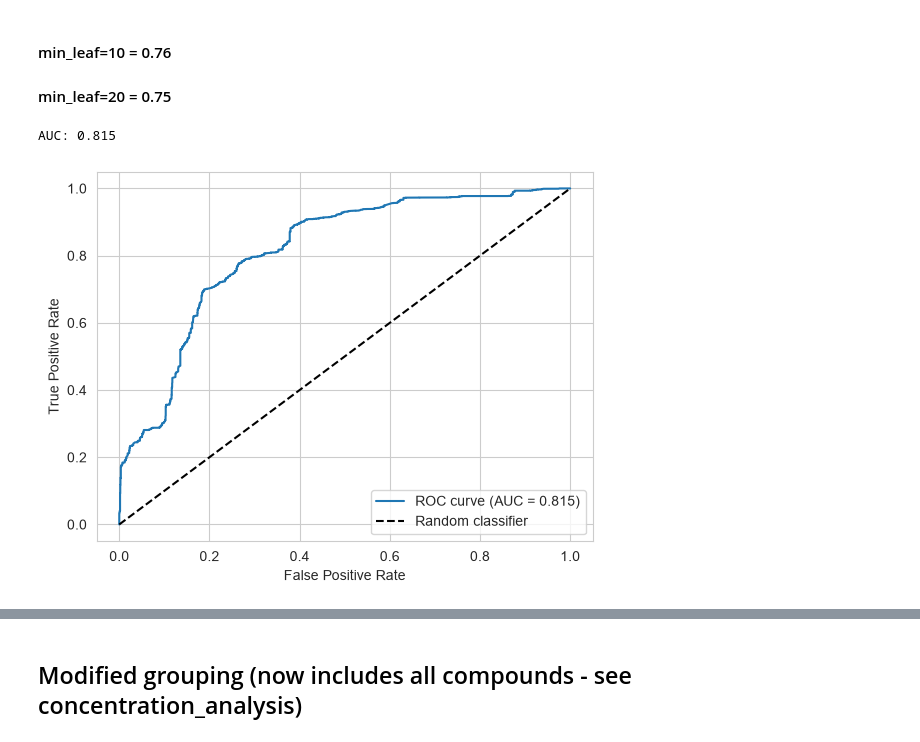
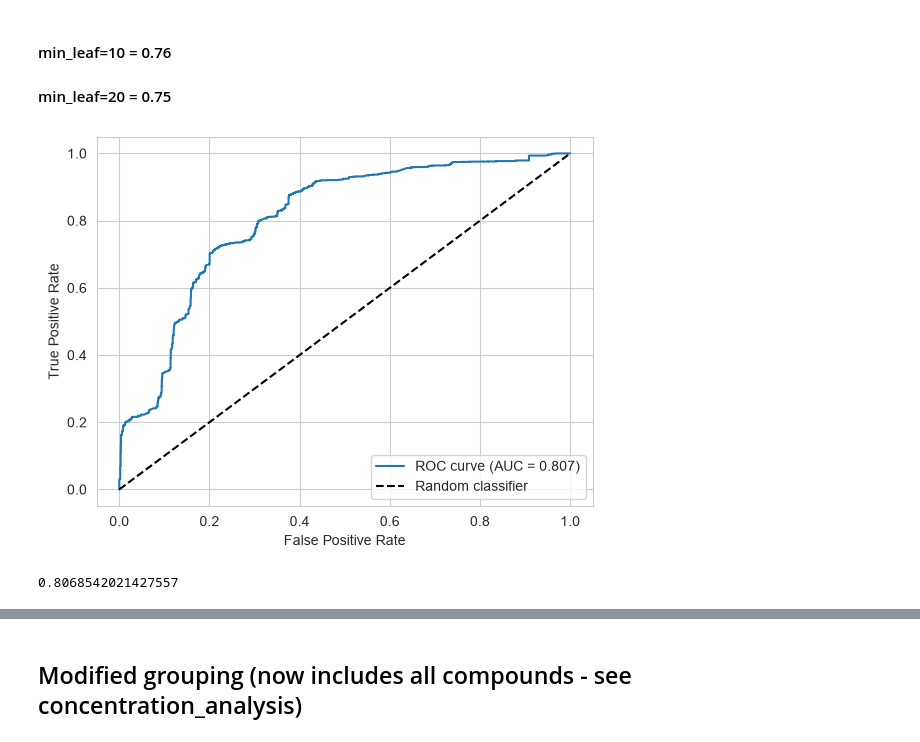
Before and after one commit to Kwietny/visco, a Jupyter notebook: rf_expert_chen.ipynb, the cells around one changed output, grey strips where cells are left out. Cells and saved outputs as stored; diff of their text form; code cells hidden in the pictures.

```diff
--- a/rf_expert_chen.ipynb
+++ b/rf_expert_chen.ipynb
@@ -231,49 +237,21 @@ np.float64(0.7154072620215898)
 # %% [markdown]
 #### min_leaf=10 = 0.76
 #### min_leaf=20 = 0.75
+# %%
+visco = quick_load(feature='expert_chen', columns=['smiles_surfactant1', 'smiles_surfactant2'])
+X, y, groups = xy_split(visco)
 # %%
-cv = StratifiedGroupKFold(n_splits=10, shuffle=True, random_state=42)
-
-categorical_features = ['type_surfactant1', 'type_surfactant2']
-numerical_features = []
-
-for column in X.columns:
-    if X[column].dtype in ('float64', 'int64'):
-        numerical_features.append(column)
-
-preprocessor = ColumnTransformer(
-    transformers=[
-        ('num', 'passthrough', numerical_features),
-        ('cat', OneHotEncoder(), categorical_features)
-    ]
-)
+groups_surf = visco[['id_surfactant1', 'id_surfactant2']].fillna('NONE').apply(tuple, axis=1)
 
 classifier = RandomForestClassifier(
     random_state=42,
     n_estimators=100,
     min_samples_leaf=10,
     min_samples_split=20
 )
 
-model = Pipeline([
-    ("preprocessor", preprocessor),
-    ("classifier", classifier)
-])
-
-y_proba = cross_val_predict(model, X, y, groups=groups, cv=cv, method='predict_proba')[:, 1]
-fpr, tpr, thresholds = roc_curve(y, y_proba)
-roc_auc = auc(fpr, tpr)
-
-print(f"AUC: {roc_auc:.3f}")
+simple_test(classifier, X, y, groups_surf)
 # %% [output]
+[figure, added]
-AUC: 0.815
+0.8068542021427557
-# %%
-plt.plot(fpr, tpr, label=f"ROC curve (AUC = {roc_auc:.3f})")
-plt.plot([0, 1], [0, 1], "k--", label="Random classifier")
-plt.xlabel("False Positive Rate")
-plt.ylabel("True Positive Rate")
-plt.legend()
-plt.show()
-# %% [output]
-[figure, removed]
 # %%
```
Also changed, not shown: parts of 22 cells of this notebook, 1 other file.
